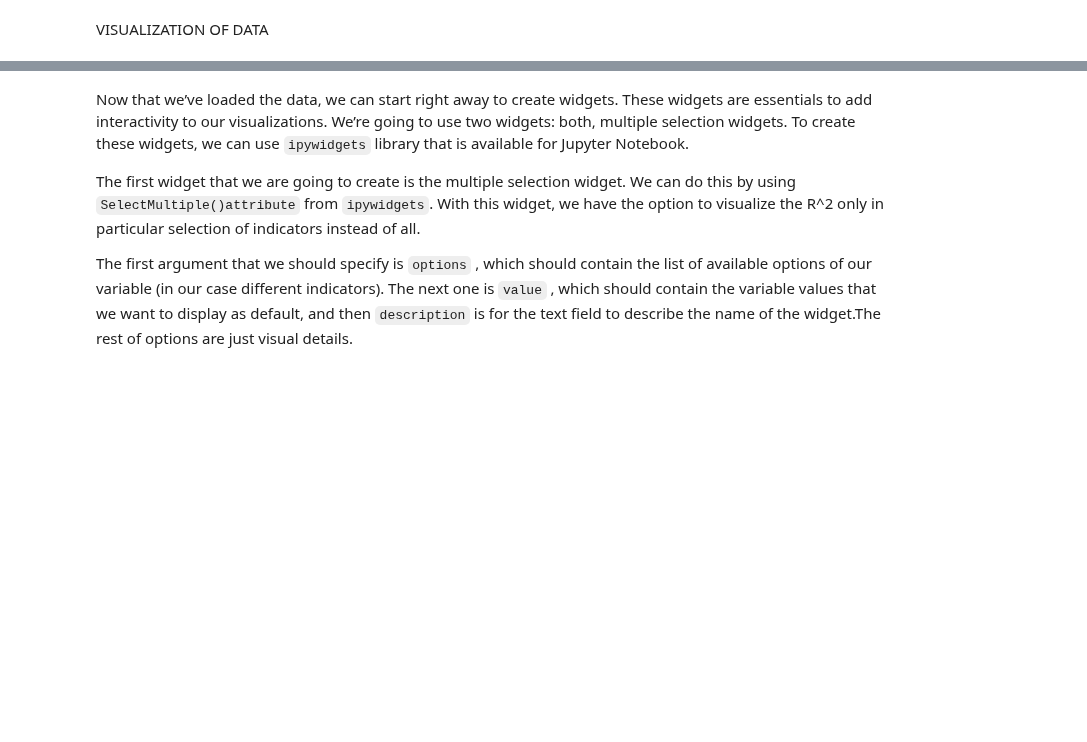
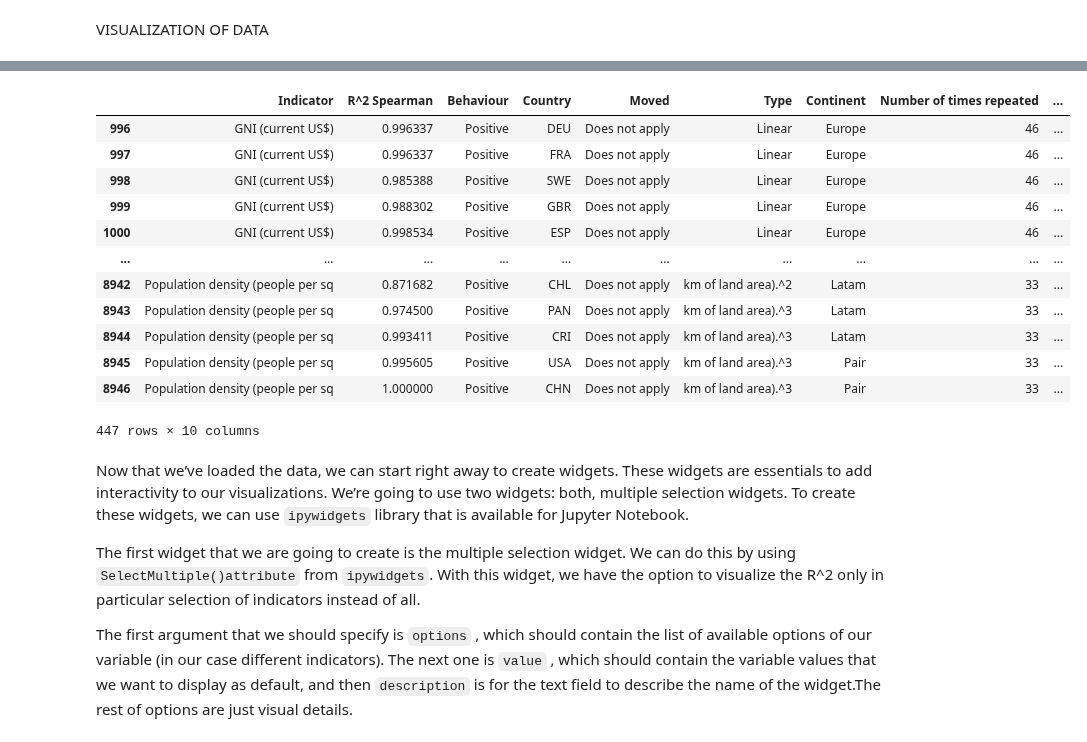
Before and after one commit to devonfw-forge/python-data-driven-decisions, a Jupyter notebook: WDI-Complete code.ipynb, the cells around one changed output, grey strips where cells are left out. Drawn from its saved outputs; the diff is of its cells as text; code cells hidden in the pictures; blank space fills up the shorter version.

```diff
--- a/WDI-Complete code.ipynb
+++ b/WDI-Complete code.ipynb
@@ -1268,8 +1338,21 @@ final_join['Continent']=final_join['Country'].map(Categorization3.set_index('Cou
 # %%
 #Focus on the one where patterns can be extracted (pattern based on repetition, so frequency higher than 50%).
-selected=final_join.loc[final_join['Number of times repeated']>=25]
-selected_primary=selected.loc[selected['Level']=='primary']
+selected_primary=final_join.loc[final_join['Level']=='primary']
 selected_primary
+# %% [output]
+|  | Indicator | R^2 Spearman | Behaviour | Country | Moved | Type | Continent | Number of times repeated | ... |
+| 996 | GNI (current US$) | 0.996337 | Positive | DEU | Does not apply | Linear | Europe | 46 | ... |
+| 997 | GNI (current US$) | 0.996337 | Positive | FRA | Does not apply | Linear | Europe | 46 | ... |
+| 998 | GNI (current US$) | 0.985388 | Positive | SWE | Does not apply | Linear | Europe | 46 | ... |
+| 999 | GNI (current US$) | 0.988302 | Positive | GBR | Does not apply | Linear | Europe | 46 | ... |
+| 1000 | GNI (current US$) | 0.998534 | Positive | ESP | Does not apply | Linear | Europe | 46 | ... |
+| ... | ... | ... | ... | ... | ... | ... | ... | ... | ... |
+| 8942 | Population density (people per sq | 0.871682 | Positive | CHL | Does not apply | km of land area).^2 | Latam | 33 | ... |
+| 8943 | Population density (people per sq | 0.974500 | Positive | PAN | Does not apply | km of land area).^3 | Latam | 33 | ... |
+| 8944 | Population density (people per sq | 0.993411 | Positive | CRI | Does not apply | km of land area).^3 | Latam | 33 | ... |
+| 8945 | Population density (people per sq | 0.995605 | Positive | USA | Does not apply | km of land area).^3 | Pair | 33 | ... |
+| 8946 | Population density (people per sq | 1.000000 | Positive | CHN | Does not apply | km of land area).^3 | Pair | 33 | ... |
+447 rows × 10 columns
 # %%
 #Needed imports
 import matplotlib.pyplot as plt
```
Also changed, not shown: parts of 18 cells of this notebook.
